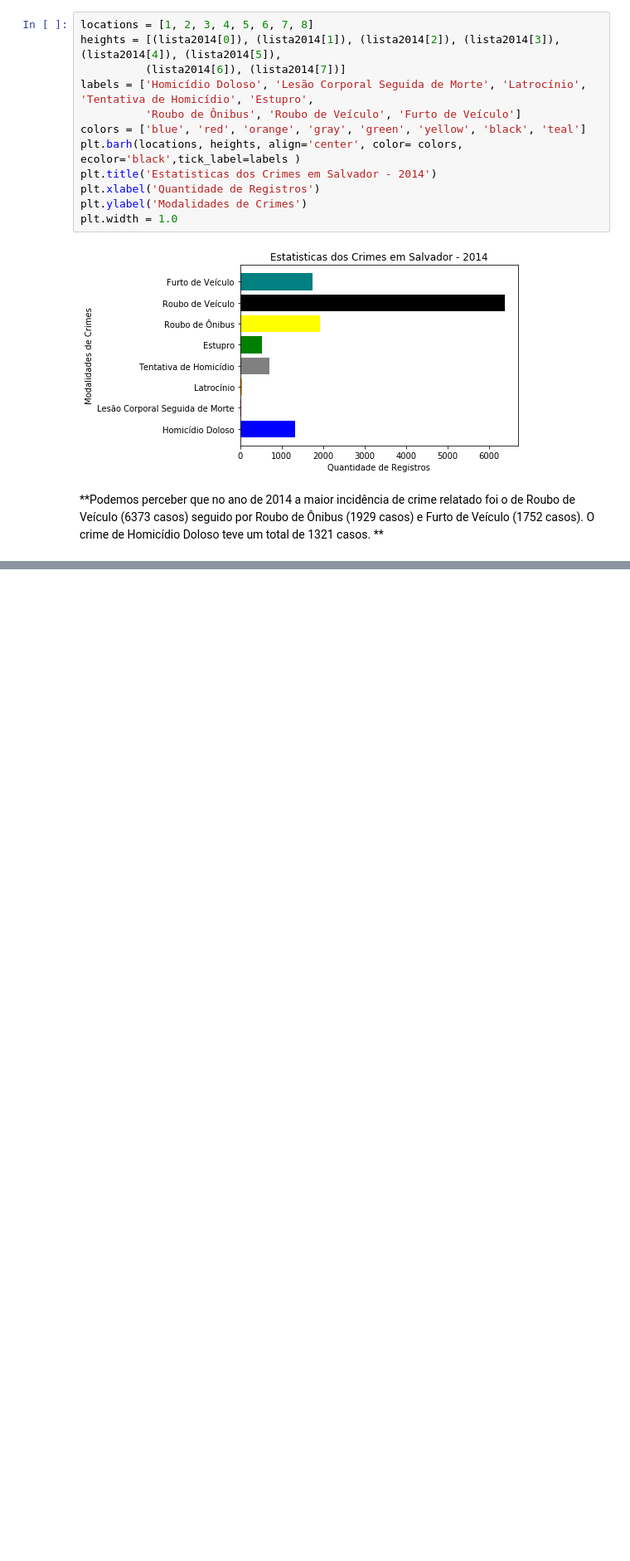
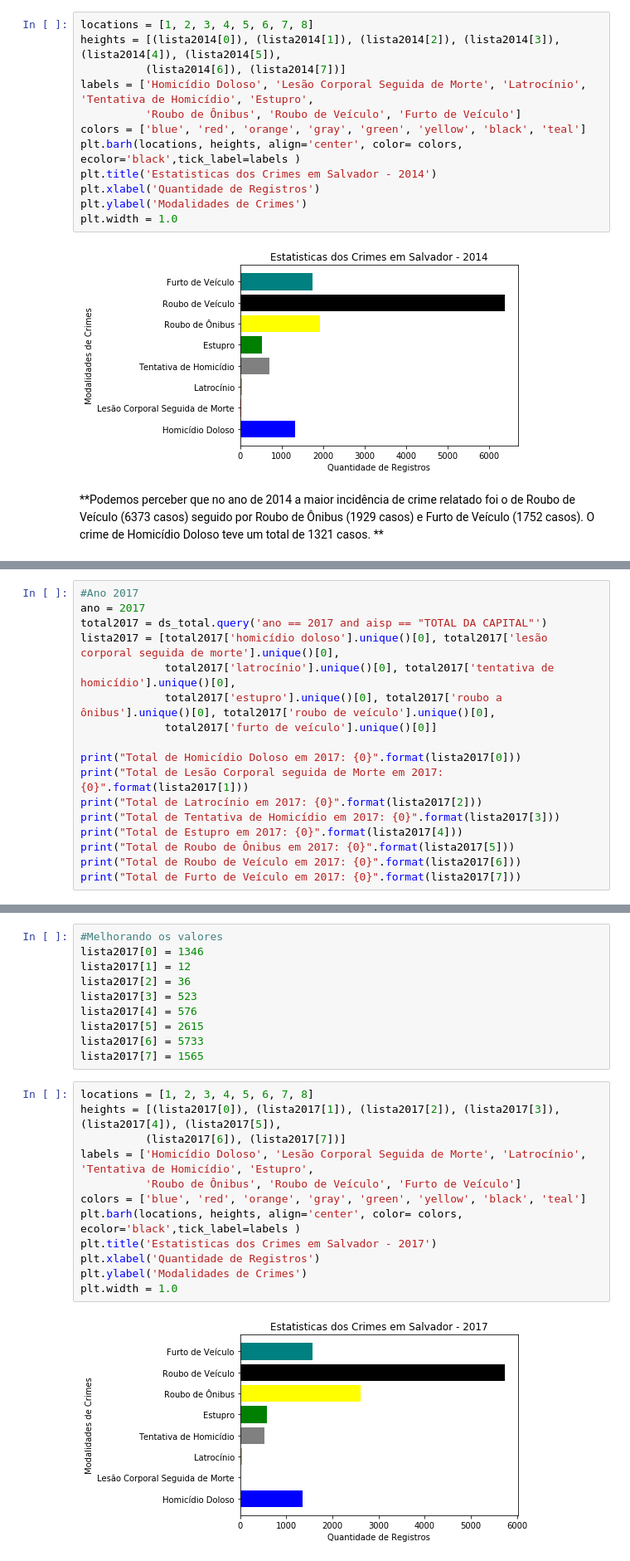
Before and after one commit to jcpsantos/projeto_safe_salvador, a Jupyter notebook: dados_seg_pub_ssa.ipynb, the cells around one changed output, grey strips where cells are left out. Shown at 83% size. Drawn from its saved outputs; the diff is of its cells as text; blank space fills up the shorter version.

```diff
--- a/dados_seg_pub_ssa.ipynb
+++ b/dados_seg_pub_ssa.ipynb
@@ -493,0 +600,17 @@ O crime de Homicídio Doloso teve um total de 1321 casos. **
+# %%
+#Ano 2017
+ano = 2017
+total2017 = ds_total.query('ano == 2017 and aisp == "TOTAL DA CAPITAL"')
+lista2017 = [total2017['homicídio doloso'].unique()[0], total2017['lesão corporal seguida de morte'].unique()[0],
+             total2017['latrocínio'].unique()[0], total2017['tentativa de homicídio'].unique()[0],
+             total2017['estupro'].unique()[0], total2017['roubo a ônibus'].unique()[0], total2017['roubo de veículo'].unique()[0],
+             total2017['furto de veículo'].unique()[0]]
+
+print("Total de Homicídio Doloso em 2017: {0}".format(lista2017[0]))
+print("Total de Lesão Corporal seguida de Morte em 2017: {0}".format(lista2017[1]))
+print("Total de Latrocínio em 2017: {0}".format(lista2017[2]))
+print("Total de Tentativa de Homicídio em 2017: {0}".format(lista2017[3]))
+print("Total de Estupro em 2017: {0}".format(lista2017[4]))
+print("Total de Roubo de Ônibus em 2017: {0}".format(lista2017[5]))
+print("Total de Roubo de Veículo em 2017: {0}".format(lista2017[6]))
+print("Total de Furto de Veículo em 2017: {0}".format(lista2017[7]))
@@ -493,0 +626,24 @@ O crime de Homicídio Doloso teve um total de 1321 casos. **
+# %%
+#Melhorando os valores
+lista2017[0] = 1346
+lista2017[1] = 12
+lista2017[2] = 36
+lista2017[3] = 523
+lista2017[4] = 576
+lista2017[5] = 2615
+lista2017[6] = 5733
+lista2017[7] = 1565
+# %%
+locations = [1, 2, 3, 4, 5, 6, 7, 8]
+heights = [(lista2017[0]), (lista2017[1]), (lista2017[2]), (lista2017[3]), (lista2017[4]), (lista2017[5]),
+          (lista2017[6]), (lista2017[7])]
+labels = ['Homicídio Doloso', 'Lesão Corporal Seguida de Morte', 'Latrocínio', 'Tentativa de Homicídio', 'Estupro',
+          'Roubo de Ônibus', 'Roubo de Veículo', 'Furto de Veículo']
+colors = ['blue', 'red', 'orange', 'gray', 'green', 'yellow', 'black', 'teal']
+plt.barh(locations, heights, align='center', color= colors, ecolor='black',tick_label=labels )
+plt.title('Estatisticas dos Crimes em Salvador - 2017')
+plt.xlabel('Quantidade de Registros')
+plt.ylabel('Modalidades de Crimes')
+plt.width = 1.0
+# %% [output]
+[figure, added]
```
Also changed, not shown: parts of 14 cells of this notebook.
